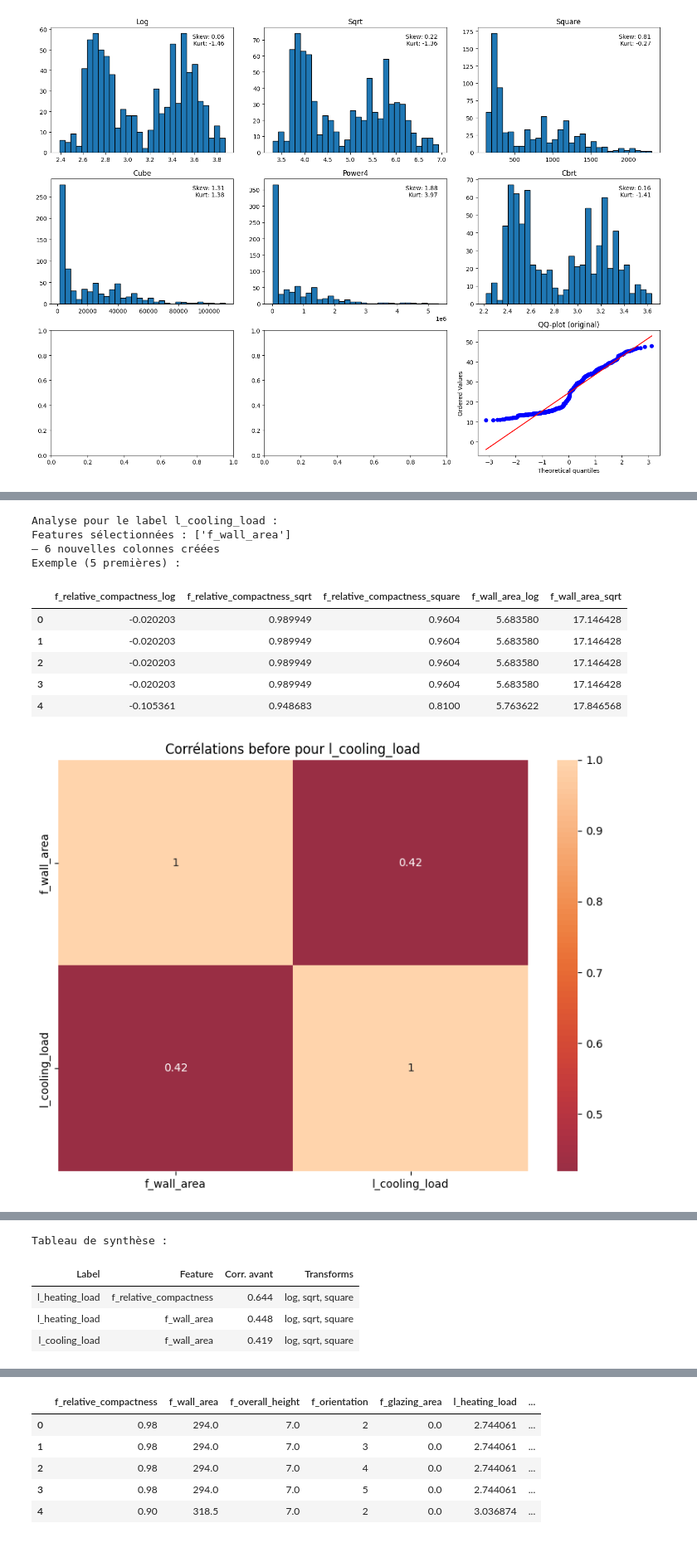
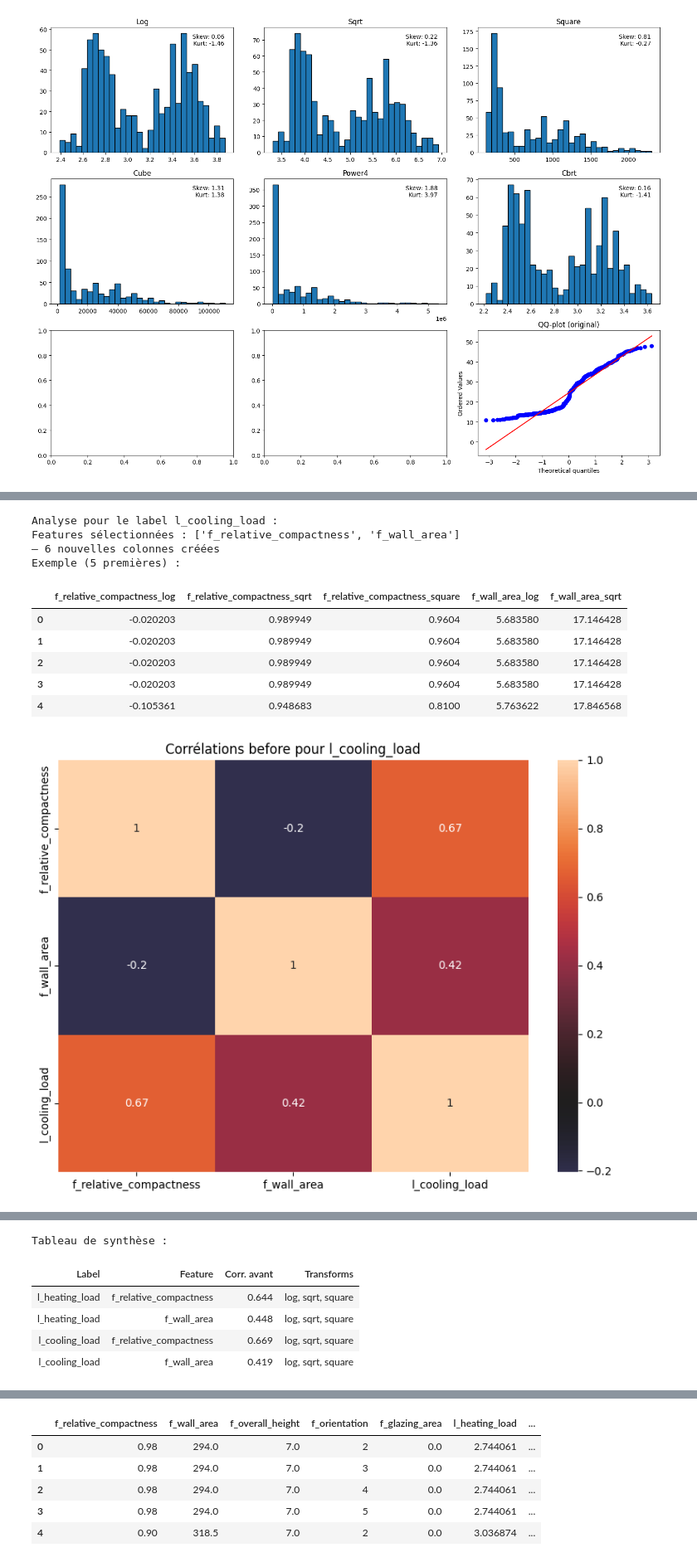
Before and after one commit to nvrel/Conso_Energy, a Jupyter notebook: notebooks/data_analysis_modele_lineaire_stable.ipynb, the cells around one changed output, grey strips where cells are left out. Shown at 83% size. Drawn from its saved outputs; the diff is of its cells as text; code cells hidden in the pictures.

```diff
--- a/notebooks/data_analysis_modele_lineaire_stable.ipynb
+++ b/notebooks/data_analysis_modele_lineaire_stable.ipynb
@@ -610,8 +593,6 @@ Name: l_cooling_load, dtype: float64
 ### Objectif
 Utiliser un modèle GPT pour analyser les résultats des transformations et recommander la transformation la plus appropriée pour chaque label dans le cadre d'un modèle linéaire.
 # %%
-# On suppose que l_transformations, boxcox_lambdas, apply_transform, inverse_transform sont déjà importés
-
 def analyze_distributions_with_gpt(
     df: pd.DataFrame,
     labels: list,
@@ -619,7 +600,6 @@ def analyze_distributions_with_gpt(
 ) -> list:
     """
     Pour chaque label de df, calcule skew/kurt avant et après transformations,
-    stocke λ de boxcox, et interroge l'API OpenAI pour obtenir une recommandation.
     """
     load_dotenv()
     if not os.getenv("OPENAI_API_KEY"):
@@ -688,6 +668,7 @@ def analyze_distributions_with_gpt(
                 messages=messages,
                 temperature=0.7
             )
+            #print(messages)
             text = resp.choices[0].message.content
             # Extraction robuste du JSON
             start = text.find("{")
@@ -783,11 +764,16 @@ for rec in gpt_results:
         print(f"⚠ Erreur pendant la transformation {method} de {label} : {e}")
 
 # Sélection des features et labels
-features = [c for c in df_selected_copy.columns if c.startswith("f_") and c in features_to_keep]
+features = [c for c in df_selected_copy.columns if c.startswith("f_") and c in features_to_keep and pd.api.types.is_numeric_dtype(df_selected_copy[c])]
 labels = [c for c in df_selected_copy.columns if c.startswith("l_") and not(c.endswith("_orig"))]
 
 for label in labels:
     print(f"Graphiques pour {label} :")
+    #On va centrer/réduire les labels pour que ce soit comparable.
+    scaler = StandardScaler()
+    y_orig_std      = scaler.fit_transform(df_selected_copy[[label]])
+    y_transf_std    = scaler.fit_transform(df_transformed[[label]])
+
     n_features = len(features)
     n_cols = 3
     n_rows = (n_features + n_cols - 1) // n_cols
@@ -798,8 +784,8 @@ for label in labels:
     for i, feature in enumerate(features):
         ax = axes[i]
         # Original vs Transformé
-        ax.scatter(df_selected_copy[feature], df_selected_copy[label], alpha=0.5, label="Original")
-        ax.scatter(df_selected_copy[feature], df_transformed[label], alpha=0.5, label="Transformé")
+        ax.scatter(df_selected_copy[feature], y_orig_std, alpha=0.5, label="Original (std)")
+        ax.scatter(df_selected_copy[feature], y_transf_std, alpha=0.5, label="Transformé (std)")
         ax.set_xlabel(feature)
         ax.set_ylabel(label)
         ax.set_title(f"{feature} vs {label}")
@@ -864,9 +850,6 @@ Ces nouvelles features seront utilisées dans la sélection de modèles qui suit
 ### Critère de non-linéarité
 Une feature est considérée comme ayant une relation non-linéaire potentielle avec le label si sa corrélation est modérée, c'est-à-dire entre 0.33 et 0.66 (en valeur absolue).
 # %%
-# On suppose que f_transformations et boxcox_lambdas sont définis ailleurs :
-# f_transformations = ['log', 'sqrt', 'square']
-# boxcox_lambdas = { 'l_heating_load': 0.123, ... }
 
 def get_polynomial_features(df: pd.DataFrame, target_col: str) -> list:
     """
@@ -874,7 +857,7 @@ def get_polynomial_features(df: pd.DataFrame, target_col: str) -> list:
     dans (0.33, 0.66), hors la colonne cible elle-même.
     """
     corrs = df.corr()[target_col].abs()
-    feats = corrs[(corrs > 0.33) & (corrs < 0.66)].index.tolist()
+    feats = corrs[(abs(corrs) > 0.3) & (abs(corrs) < 0.7)].index.tolist()
     return [f for f in feats if f != target_col]
 
 def create_polynomial_features(
@@ -884,8 +867,6 @@ def create_polynomial_features(
 ) -> pd.DataFrame:
     """
     Pour chaque feature, génère des colonnes feat_method selon `transformations`.
-    Pour 'boxcox', calcule d'abord le λ via boxcox_normmax,
-    stocke λ dans boxcox_lambdas[feat] et transforme.
     """
     df_poly = df.copy()
     for feat in features:
@@ -962,32 +943,32 @@ display(
             {"selector":"td", "props":[("text-align","left")]}
         ])
         .hide(axis="index")
 )
 # %% [output]
 ================================================================================
 Création des features polynomiales
 ================================================================================
 
 Analyse pour le label l_heating_load :
 Features sélectionnées : ['f_relative_compactness', 'f_wall_area']
 – 6 nouvelles colonnes créées
 Exemple (5 premières) :
 |  | f_relative_compactness_log | f_relative_compactness_sqrt | f_relative_compactness_square | f_wall_area_log | f_wall_area_sqrt |
 | 0 | -0.020203 | 0.989949 | 0.9604 | 5.683580 | 17.146428 |
 | 1 | -0.020203 | 0.989949 | 0.9604 | 5.683580 | 17.146428 |
 | 2 | -0.020203 | 0.989949 | 0.9604 | 5.683580 | 17.146428 |
 | 3 | -0.020203 | 0.989949 | 0.9604 | 5.683580 | 17.146428 |
 | 4 | -0.105361 | 0.948683 | 0.8100 | 5.763622 | 17.846568 |
 [figure]
 [figure]
 Analyse pour le label l_cooling_load :
-Features sélectionnées : ['f_wall_area']
+Features sélectionnées : ['f_relative_compactness', 'f_wall_area']
 – 6 nouvelles colonnes créées
 Exemple (5 premières) :
 |  | f_relative_compactness_log | f_relative_compactness_sqrt | f_relative_compactness_square | f_wall_area_log | f_wall_area_sqrt |
 | 0 | -0.020203 | 0.989949 | 0.9604 | 5.683580 | 17.146428 |
 | 1 | -0.020203 | 0.989949 | 0.9604 | 5.683580 | 17.146428 |
 | 2 | -0.020203 | 0.989949 | 0.9604 | 5.683580 | 17.146428 |
 | 3 | -0.020203 | 0.989949 | 0.9604 | 5.683580 | 17.146428 |
 | 4 | -0.105361 | 0.948683 | 0.8100 | 5.763622 | 17.846568 |
-[figure, old version]
+[figure, new version]
@@ -996,5 +977,6 @@ Tableau de synthèse :
 | Label | Feature | Corr. avant | Transforms |
 | l_heating_load | f_relative_compactness | 0.644 | log, sqrt, square |
 | l_heating_load | f_wall_area | 0.448 | log, sqrt, square |
+| l_cooling_load | f_relative_compactness | 0.669 | log, sqrt, square |
 | l_cooling_load | f_wall_area | 0.419 | log, sqrt, square |
 # %% [markdown]
```
Also changed, not shown: parts of 31 cells of this notebook.
